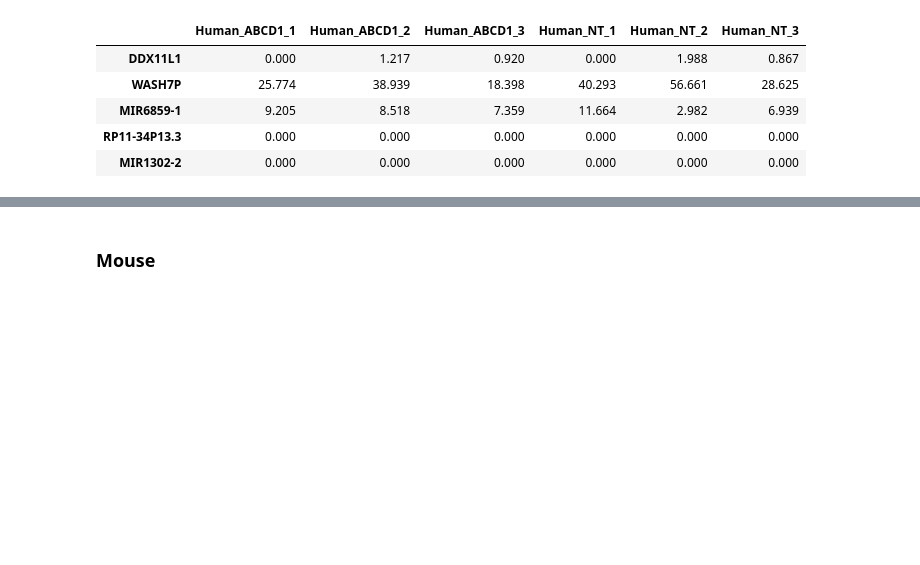
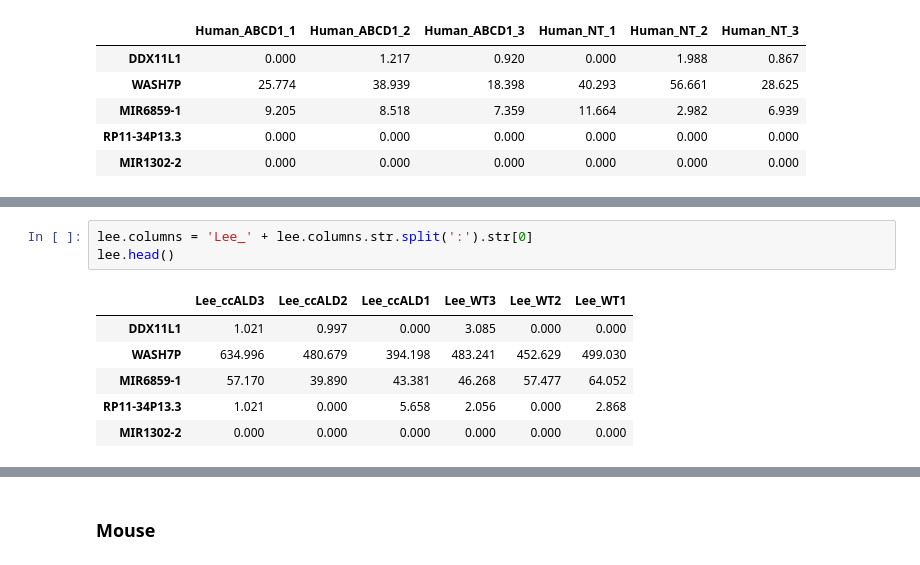
Before and after one commit to Musolino-Lab/ABCD1-KO-Transcriptome, a Jupyter notebook: Serialize_DESeq_Data_to_JSON.ipynb, the cells around one changed output, grey strips where cells are left out. Drawn from its saved outputs; the diff is of its cells as text; blank space fills up the shorter version.

```diff
--- a/Serialize_DESeq_Data_to_JSON.ipynb
+++ b/Serialize_DESeq_Data_to_JSON.ipynb
@@ -114,0 +131,10 @@ human.to_json('./json/human_counts.json')
+# %%
+lee.columns = 'Lee_' + lee.columns.str.split(':').str[0]
+lee.head()
+# %% [output]
+|  | Lee_ccALD3 | Lee_ccALD2 | Lee_ccALD1 | Lee_WT3 | Lee_WT2 | Lee_WT1 |
+| DDX11L1 | 1.021 | 0.997 | 0.000 | 3.085 | 0.000 | 0.000 |
+| WASH7P | 634.996 | 480.679 | 394.198 | 483.241 | 452.629 | 499.030 |
+| MIR6859-1 | 57.170 | 39.890 | 43.381 | 46.268 | 57.477 | 64.052 |
+| RP11-34P13.3 | 1.021 | 0.000 | 5.658 | 2.056 | 0.000 | 2.868 |
+| MIR1302-2 | 0.000 | 0.000 | 0.000 | 0.000 | 0.000 | 0.000 |
```
Also changed, not shown: parts of 37 cells of this notebook.
